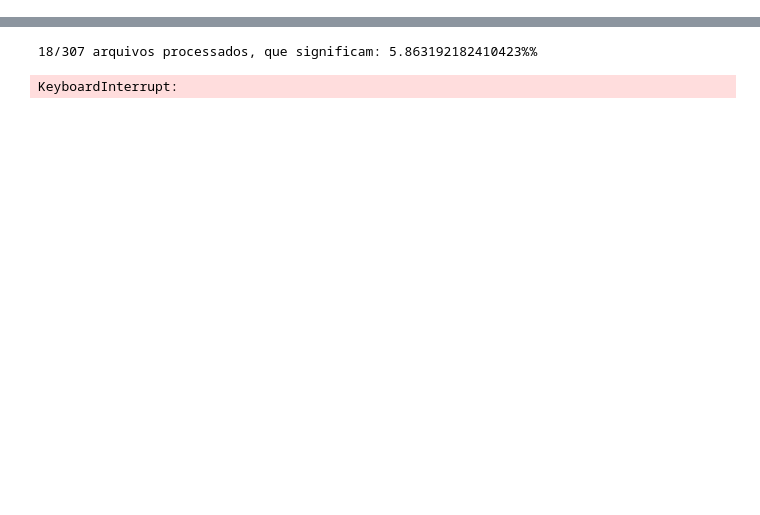
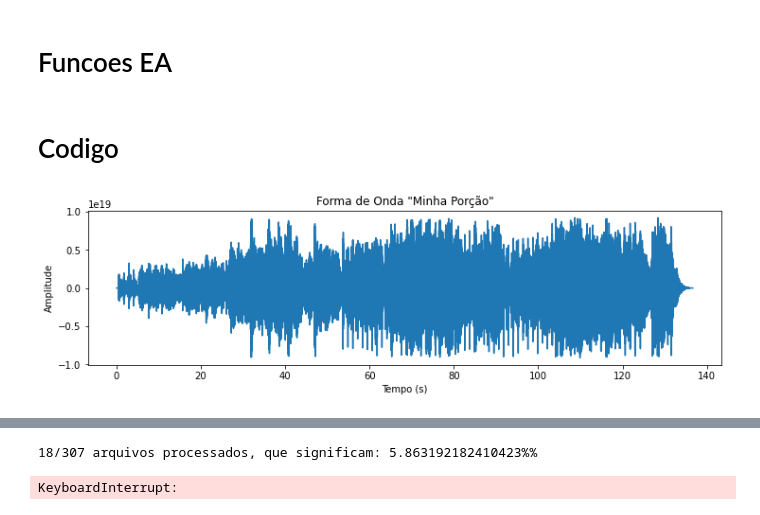
Before and after one commit to GPAD-UFBA/Python_MLP, a Jupyter notebook: Data Loading.ipynb, the cells around one changed output, grey strips where cells are left out. Cells and saved outputs as stored; diff of their text form; code cells hidden in the pictures; blank space fills up the shorter version.

```diff
--- a/Data Loading.ipynb
+++ b/Data Loading.ipynb
@@ -11,0 +267,2 @@ b
+# %% [markdown]
+# Funcoes EA
@@ -12,3 +1215,46 @@ b
+# %% [markdown]
+# Codigo
+# %%
+def convert_mp3_to_wav(filename):
+    """
+    converts a mp3 file to a wav file
+
+    Arguments:
+    filename -- string with the name of the mp3 file
+                e.g.: filename = "/Music/saudade.mp3"
+
+    Returns:
+    /~/filename.wav
+    """
+    sound = AudioSegment.from_mp3(filename)
+    filename = filename[:-4] + ".wav"
+    soundwav = sound.export(filename, format="wav")
+    soundwav.close()
+    return filename
+# %%
+wav_filename = convert_mp3_to_wav("02 Minha porção.mp3")
+
+spf = wave.open(wav_filename, "r")
+
+# Extract Raw Audio from Wav File
+signal = spf.readframes(-1)
+signal = np.fromstring(signal, "int64")
+fs = spf.getframerate()
+
+
+Time = np.linspace(0, len(signal) / fs, num=len(signal))
+
+fig, ax = plt.subplots()
+fig.set_size_inches(12,3)
+plt.title("Signal Wave")
+ax.plot(Time, signal)
+ax.set(title='Forma de Onda "Minha Porção"',
+      ylabel = 'Amplitude',
+      xlabel = 'Tempo (s)')
+plt.savefig('Waveform_Minha_Porcao.png')
+plt.show()
+# %% [output]
+[figure, added]
 # %%
 def convert_wav_to_mp3(filename):
     sound = AudioSegment.from_wav(filename)
```
Also changed, not shown: parts of 5 cells of this notebook, 10 other files.
